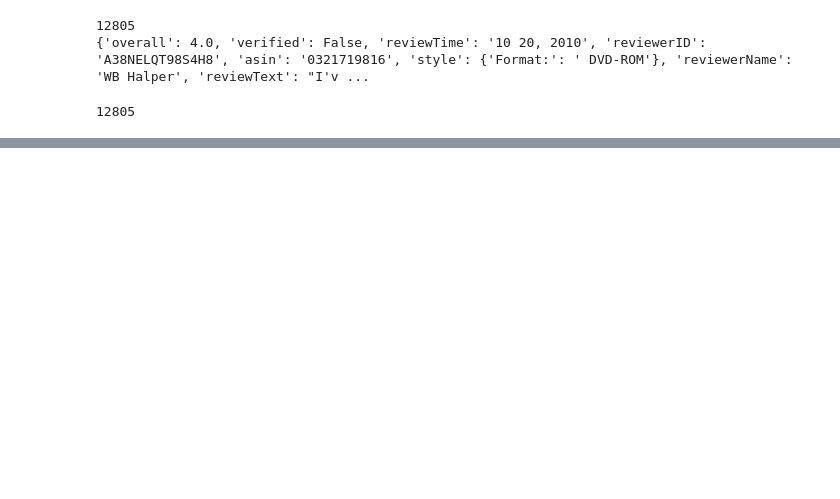
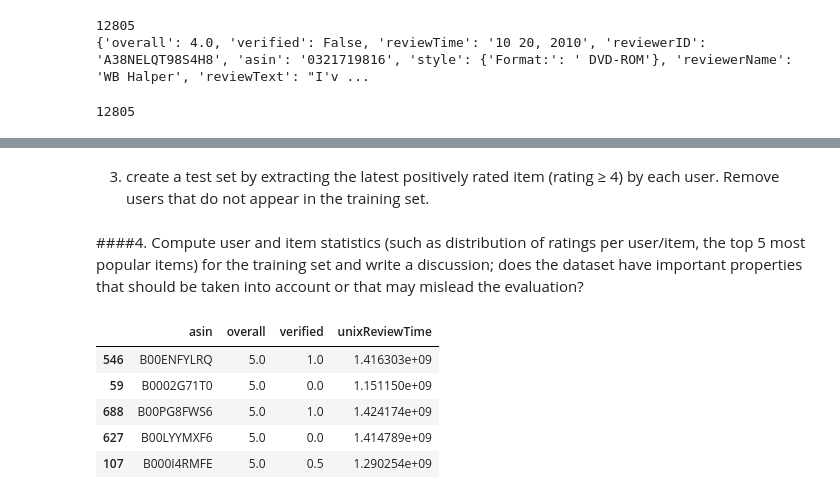
Before and after one commit to vlr112/WebScicence_FinalProject, a Jupyter notebook: Copy_of_parse_and_clean_meta_data.ipynb, the cells around one changed output, grey strips where cells are left out. Cells and saved outputs as stored; diff of their text form; code cells hidden in the pictures; blank space fills up the shorter version.

```diff
--- a/Copy_of_parse_and_clean_meta_data.ipynb
+++ b/Copy_of_parse_and_clean_meta_data.ipynb
@@ -71,15 +72,18 @@ df
 # %%
 #2 Clean the dataset from missing ratings (no overall) and duplicates (cases where the same user has rated the same item multiple times) if any.
 
-# df['overall']
+# missing ratings
 
-new = df.loc[df.reviewerID.duplicated(), :]
+df = df.dropna(subset=['overall'])
 
-display(new)
-coisa = new.loc[new.asin.duplicated(), :]
+# same reviwerID + same asin
 
-coisa
+df_clean = df.query("reviewerID != asin")
 
-df.merge(coisa, how = 'outer' ,indicator=True)
+## data was always clean
 
-# df.columns
+# same_person = df.loc[df.reviewerID.duplicated(), :]
+
+# display(same_person.sort_values(by = ['reviewerID']))
+
+# same_person_prod = same_person.loc[same_person.asin.duplicated(), :]
@@ -100,0 +90,2 @@ TypeError: ignored
+# %% [markdown]
+3) create a test set by extracting the latest positively rated item (rating ≥ 4) by each user. Remove users that do not appear in the training set.
@@ -100,0 +126,26 @@ TypeError: ignored
+# %% [markdown]
+####4. Compute user and item statistics (such as distribution of ratings per user/item, the top 5 most popular items) for the training set and write a discussion; does the dataset have important properties that should be taken into account or that may mislead the evaluation?
+# %%
+# the top 5 most popular items
+# display(train_set)
+
+
+def top5(df):
+  top_df = df.groupby('asin').mean().reset_index()
+  top_df = top_df.sort_values(by = ['overall'], ascending = False)
+  return top_df.head(5)
+
+top5_ratings = top5(train_set)
+
+display(top5_ratings)
+#retrive top 5
+
+# treta = train_set.groupby('asin').mean('overall').reset_index()
+# display(treta.sort_values(by = ['overall'], ascending = False))
+# %% [output]
+|  | asin | overall | verified | unixReviewTime |
+| 546 | B00ENFYLRQ | 5.0 | 1.0 | 1.416303e+09 |
+| 59 | B0002G71T0 | 5.0 | 0.0 | 1.151150e+09 |
+| 688 | B00PG8FWS6 | 5.0 | 1.0 | 1.424174e+09 |
+| 627 | B00LYYMXF6 | 5.0 | 0.0 | 1.414789e+09 |
+| 107 | B000I4RMFE | 5.0 | 0.5 | 1.290254e+09 |
```
Also changed, not shown: parts of 23 cells of this notebook.
